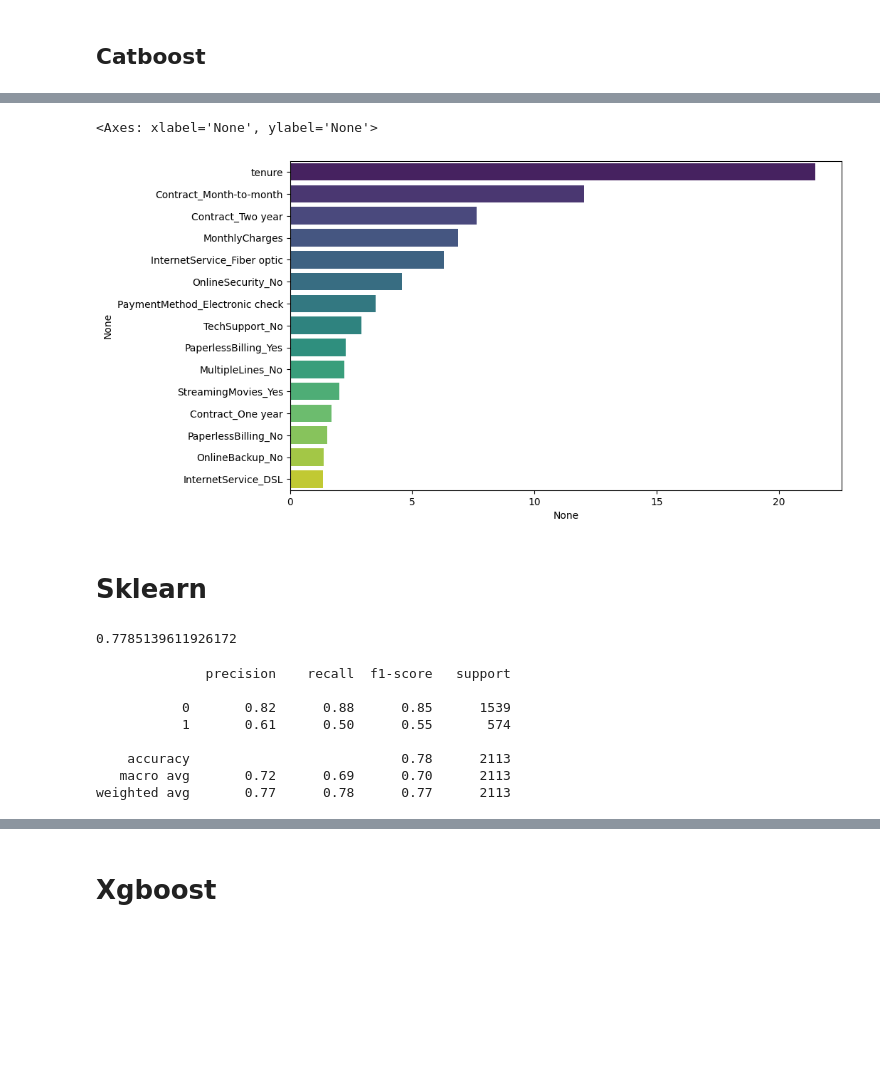
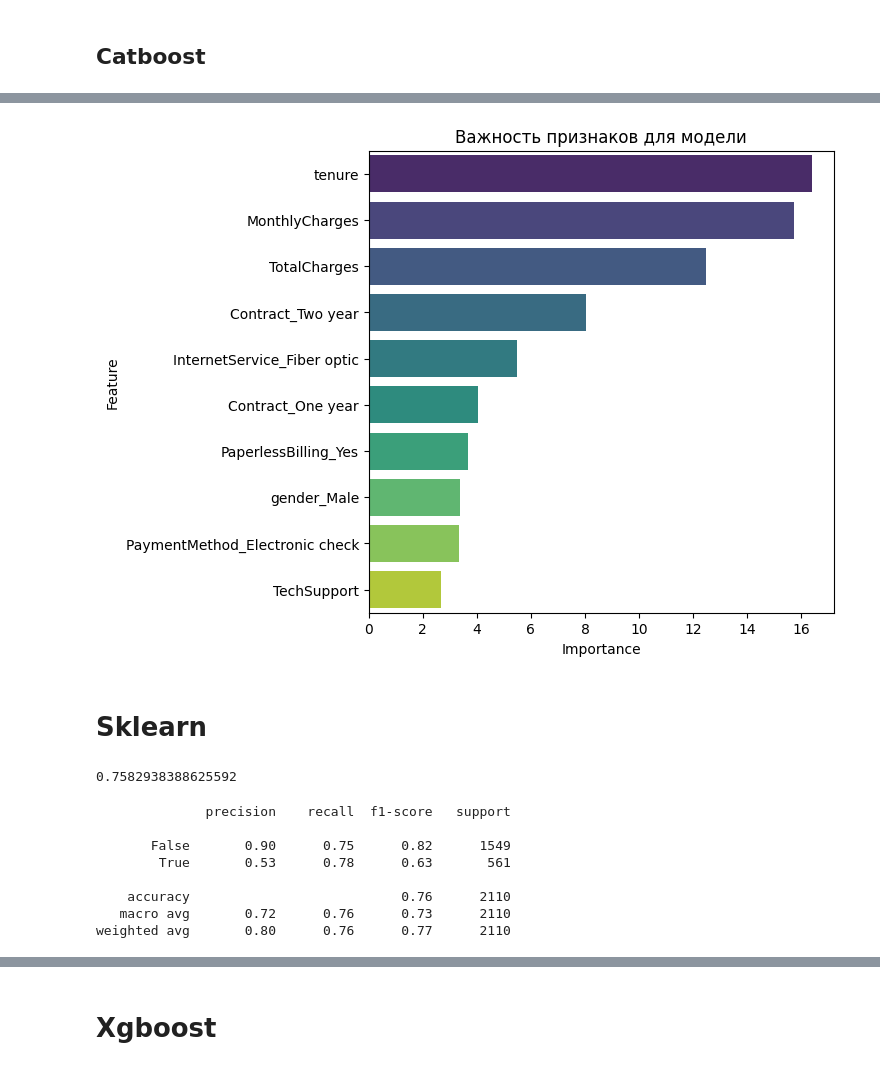
Before and after one commit to silvercloud1442/ChurnPredict, a Jupyter notebook: ChurnPredict.ipynb, the cells around one changed output, grey strips where cells are left out. Drawn from its saved outputs; the diff is of its cells as text; code cells hidden in the pictures; blank space fills up the shorter version.

```diff
--- a/ChurnPredict.ipynb
+++ b/ChurnPredict.ipynb
@@ -243,6 +256,8 @@ fig, axes = plt.subplots(3, 1, figsize=(10, 6))
 fig.tight_layout()
 
 services = ['DSL', 'Fiber optic', 'No']
+
+
 
 for idx, service in enumerate(services):
     axes[idx].set_xlim(0, 120)
@@ -253,7 +268,10 @@ for idx, service in enumerate(services):
                  palette='husl',
                  hue_order=[True, False],
                  bins=12,
-                 ax=axes[idx]
+                 ax=axes[idx],
+                 kde=True
     )
+    axes[idx].set_ylabel('')
     axes[idx].set_xlabel(f'{service}')
+plt.savefig('imgs/mounthly_charges.png')
 # %% [output]
@@ -404,10 +429,10 @@ sns.heatmap(correlation_matrix, annot=True, cmap='coolwarm')
 <Axes: >
 [figure]
 # %%
-services = ['OnlineSecurity', 'InternetService', 'OnlineBackup', 'DeviceProtection',
-            'TechSupport', 'StreamingTV', 'StreamingMovies', 'Contract']
+services = ['OnlineSecurity', 'OnlineBackup', 'DeviceProtection',
+            'TechSupport', 'StreamingTV', 'StreamingMovies']
 
-fig, axes = plt.subplots(2,4, figsize=(12,8))
+fig, axes = plt.subplots(2,3, figsize=(12,8))
 
 axes = axes.ravel()
 for idx, ax in enumerate(axes):
@@ -420,4 +445,5 @@ for idx, ax in enumerate(axes):
     ax.set_title(services[idx])
     ax.set_ylabel('')
     ax.set_xlabel('')
+plt.savefig('imgs/services.png', bbox_inches='tight', pad_inches=0.1)
 # %% [output]
@@ -488,13 +517,21 @@ from sklearn.metrics import classification_report, accuracy_score
     - sklearn `accuracy_score`
 # %%
 df = pd.read_csv('WA_Fn-UseC_-Telco-Customer-Churn.csv')
+df.TotalCharges = pd.to_numeric(df.TotalCharges, errors='coerce')
+
+boolean = ['Churn', 'PhoneService', 'MultipleLines', 'OnlineSecurity',
+               'OnlineBackup', 'DeviceProtection', 'TechSupport', 'StreamingTV', 'StreamingMovies']
+
+df[boolean] = df[boolean].applymap(lambda x: x == 'Yes')
+
+threshold = 0.3
 
 df.dropna(inplace=True)
 
-dummy_df = pd.get_dummies(df.drop(columns=['Churn', 'customerID']))
+dummy_df = pd.get_dummies(df.drop(columns=['Churn', 'customerID']), drop_first=True)
 
 X = dummy_df
-y = df.Churn.apply(lambda x: 1 if x == 'Yes' else 0)
+y = df.Churn
 
 scaler = StandardScaler()
 scaler.fit(X)
@@ -507,8 +544,11 @@ X_train, X_test, y_train, y_test = train_test_split(X, y, test_size=0.3, random_
 # %% [markdown]
 ## Catboost
 # %%
-model = CatBoostClassifier(iterations=2000,
-                           verbose=500)
-model.fit(X_train, y_train,silent=True)
-accuracy_score(y_test, model.predict(X_test))
+model = CatBoostClassifier(iterations=2000, verbose=500)
+model.fit(X_train, y_train, silent=True)
+
+y_pred_prob = model.predict_proba(X_test)[:, 1]  # Вероятность для класса "churn"
+
+y_pred_custom = (y_pred_prob >= threshold).astype(int)
+accuracy_score(y_test, y_pred_custom)
 # %% [output]
@@ -527,32 +567,39 @@ weighted avg       0.79      0.80      0.79      2113
 # %%
 importance = pd.Series(model.get_feature_importance(), index=X_train.columns.values)
 
-top_features = importance.sort_values(ascending=False).head(15)
+top_features = importance.sort_values(ascending=False).head(10)
 
-plt.figure(figsize=(10, 6))
+plt.figure(figsize=(6, 6))
 sns.barplot(x=top_features, y=top_features.index, palette="viridis")
+plt.xlabel('Importance')
+plt.ylabel('Feature')
+plt.title('Важность признаков для модели')
+plt.savefig('imgs/feature_importance.png', bbox_inches='tight')
 # %% [output]
-<Axes: xlabel='None', ylabel='None'>
-[figure, old version]
+[figure, new version]
 # %% [markdown]
 # Sklearn
 # %%
-model = LogisticRegression(max_iter=2000)
+model = LogisticRegression(max_iter=1000)
 model.fit(X_train, y_train)
-accuracy_score(y_test, model.predict(X_test))
+y_pred_prob = model.predict_proba(X_test)[:, 1]  # Вероятность для класса "churn"
+
+y_pred_custom = (y_pred_prob >= threshold).astype(int)
+
+accuracy_score(y_test, y_pred_custom)
 # %% [output]
-0.7785139611926172
+0.7582938388625592
 # %%
-print(classification_report(y_test, model.predict(X_test)))
+print(classification_report(y_test, y_pred_custom))
 # %% [output]
               precision    recall  f1-score   support
 
-           0       0.82      0.88      0.85      1539
-           1       0.61      0.50      0.55       574
+       False       0.90      0.75      0.82      1549
+        True       0.53      0.78      0.63       561
 
-    accuracy                           0.78      2113
-   macro avg       0.72      0.69      0.70      2113
-weighted avg       0.77      0.78      0.77      2113
+    accuracy                           0.76      2110
+   macro avg       0.72      0.76      0.73      2110
+weighted avg       0.80      0.76      0.77      2110
 # %%
 importance = pd.Series(model.coef_[0], index=X_train.columns.values)
 
```
Also changed, not shown: parts of 20 cells of this notebook, 11 other files.
